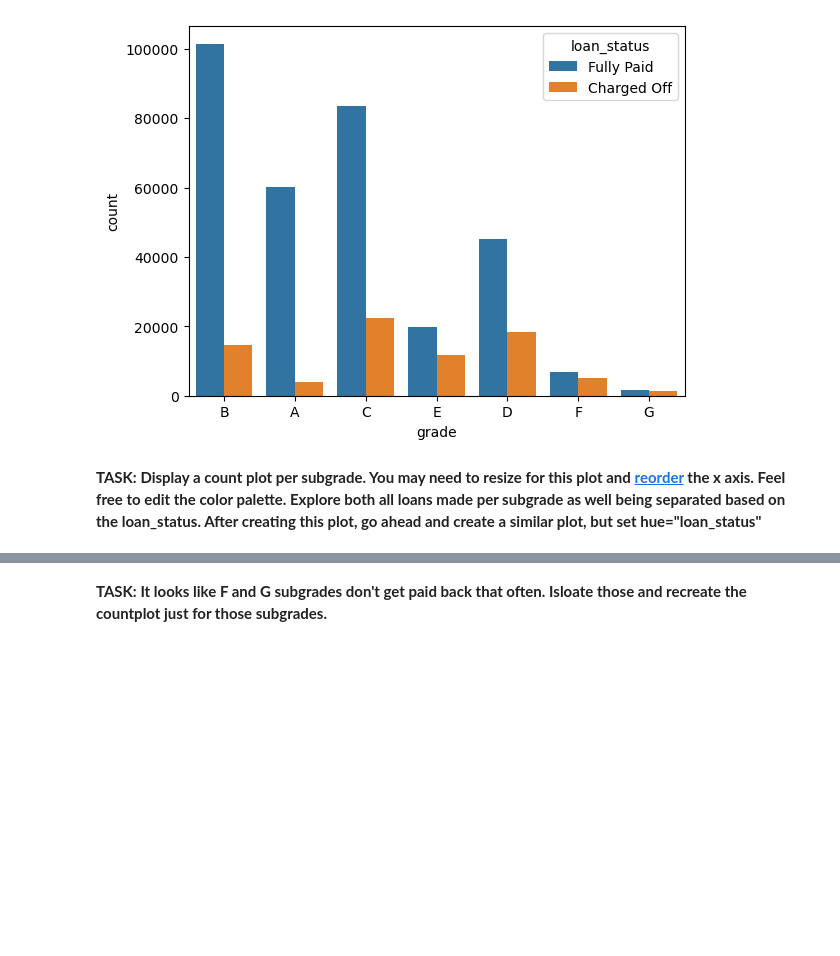
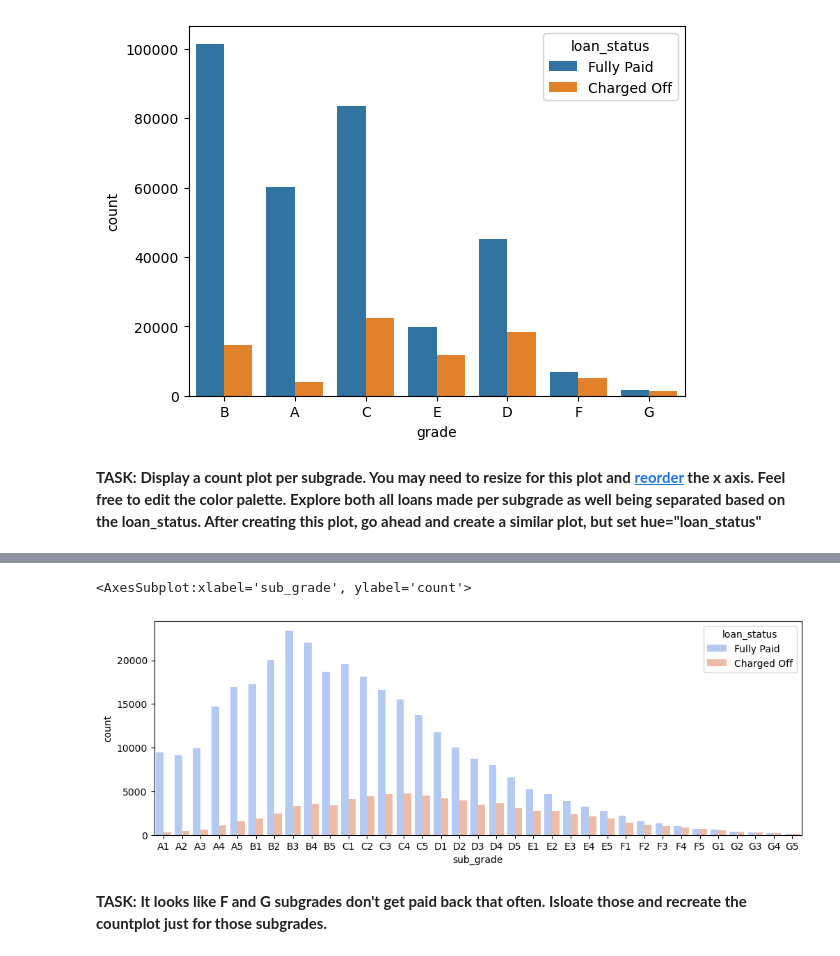
Before and after one commit to matansharon/Data-Science, a Jupyter notebook: Pierian course/My-Codes/TensorFlow_FILES/ANNs/03-Keras-Project-Exercise.ipynb, the cells around one changed output, grey strips where cells are left out. Cells and saved outputs as stored; diff of their text form; code cells hidden in the pictures; blank space fills up the shorter version.

```diff
--- a/Pierian course/My-Codes/TensorFlow_FILES/ANNs/03-Keras-Project-Exercise.ipynb
+++ b/Pierian course/My-Codes/TensorFlow_FILES/ANNs/03-Keras-Project-Exercise.ipynb
@@ -385,3 +381,9 @@ sns.countplot(x='grade',data=df,hue='loan_status')
+# %%
+plt.figure(figsize=(12,4))
+sns.countplot(x='sub_grade',data=df,order=subgrade_order,palette='coolwarm',hue='loan_status')
+# %% [output]
+<AxesSubplot:xlabel='sub_grade', ylabel='count'>
+[figure, added]
 # %% [markdown]
 **TASK: It looks like F and G subgrades don't get paid back that often. Isloate those and recreate the countplot just for those subgrades.**
 # %%
```
Also changed, not shown: parts of 5 cells of this notebook.
